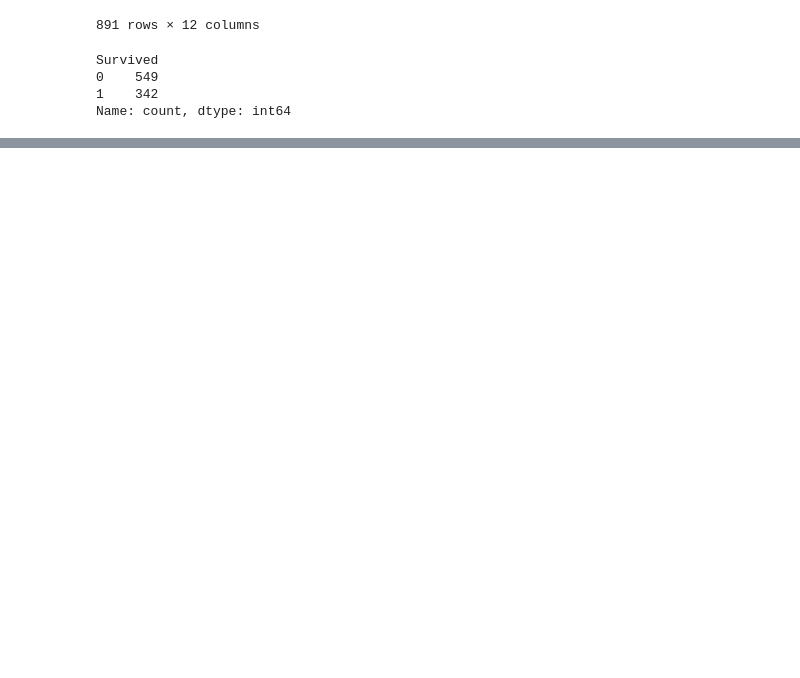
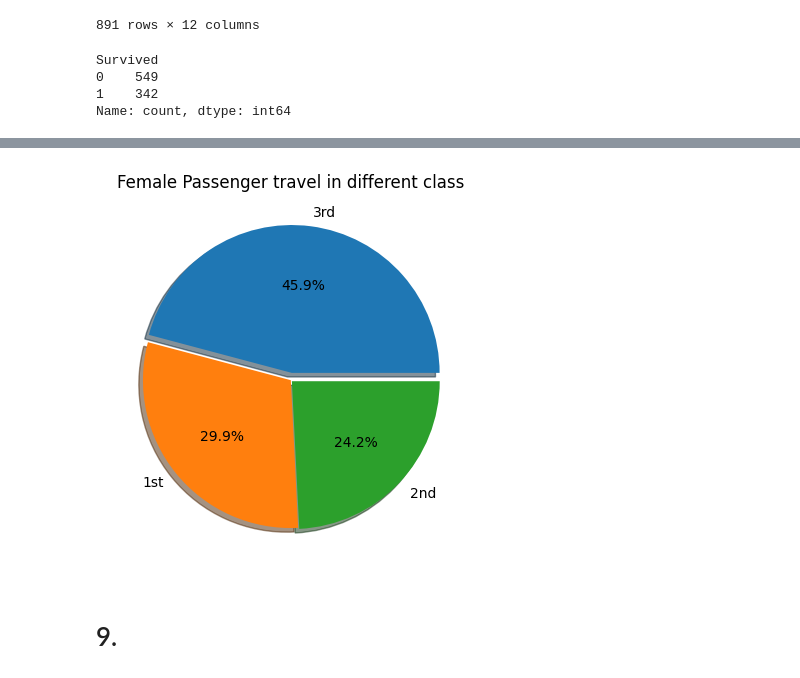
Before and after one commit to Aditya-amrahs/EDA-ML, a Jupyter notebook: Titanic/Titanic-Sol.ipynb, the cells around one changed output, grey strips where cells are left out. Saved outputs shown, nothing was run; the diff lists cells and outputs as text; code cells hidden in the pictures; blank space fills up the shorter version.

```diff
--- a/Titanic/Titanic-Sol.ipynb
+++ b/Titanic/Titanic-Sol.ipynb
@@ -138,0 +151,12 @@ SyntaxError: invalid syntax (4167178417.py, line 1)
+# %%
+df_female = df[df.Sex == "female"]
+# %%
+var2 = df_female.Pclass.value_counts()
+# %%
+plt.pie(var2,shadow = True, autopct="%0.1f%%", labels=["3rd","1st", "2nd"], explode=(0.05,0,0.01))
+plt.title("Female Passenger travel in different class")
+plt.show()
+# %% [output]
+[figure, added]
+# %% [markdown]
+# 9.
```
Also changed, not shown: parts of 41 cells of this notebook.
